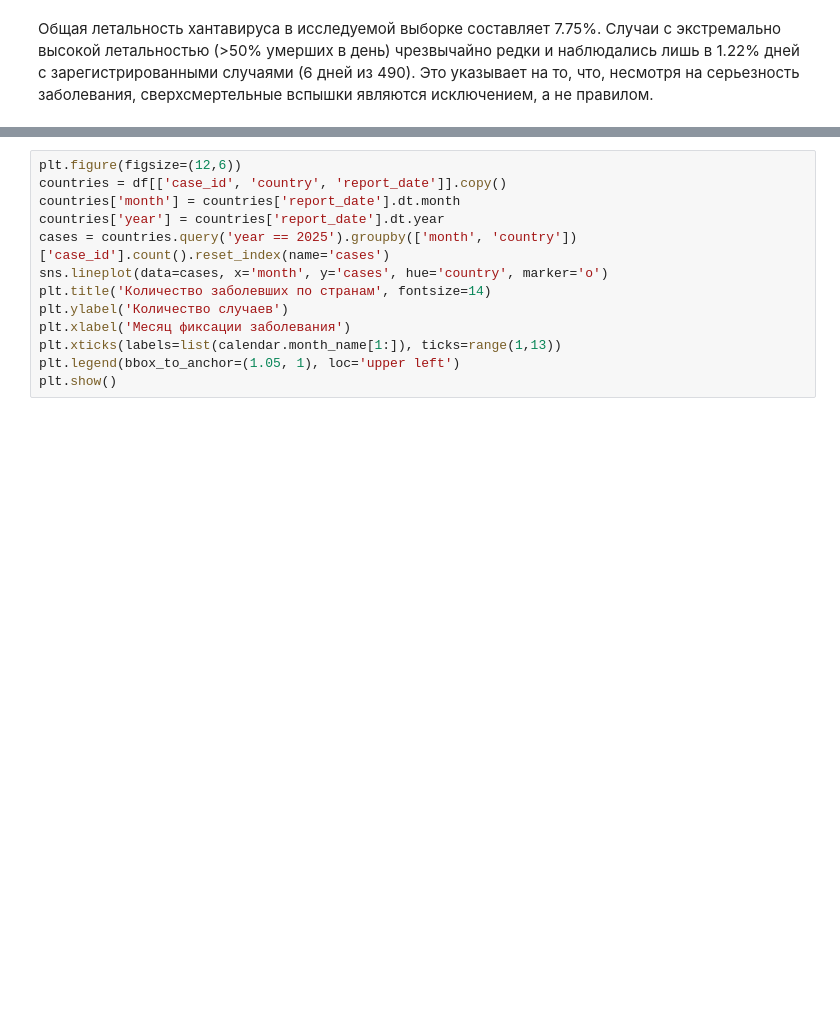
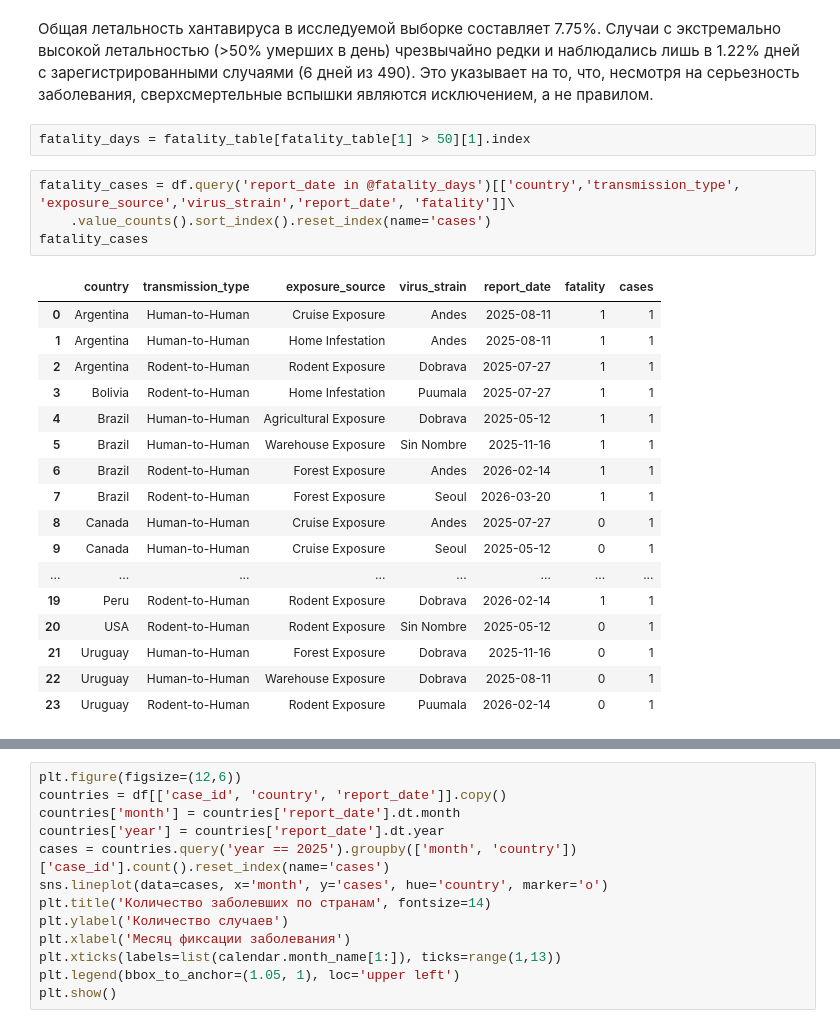
Before and after one commit to MargoUtropova/product_analitics_portfolio, a Jupyter notebook: Hantavirus/notebooks/EDA.ipynb, the cells around one changed output, grey strips where cells are left out. Drawn from its saved outputs; the diff is of its cells as text; blank space fills up the shorter version.

```diff
--- a/Hantavirus/notebooks/EDA.ipynb
+++ b/Hantavirus/notebooks/EDA.ipynb
@@ -99,3 +99,27 @@ print(f'Доля "вспышек" с высокой смертностью от
 Доля "вспышек" с высокой смертностью от общего числа дней со смертями:    1.22
 # %% [markdown]
 Общая летальность хантавируса в исследуемой выборке составляет 7.75%. Случаи с экстремально высокой летальностью (>50% умерших в день) чрезвычайно редки и наблюдались лишь в 1.22% дней с зарегистрированными случаями (6 дней из 490). Это указывает на то, что, несмотря на серьезность заболевания, сверхсмертельные вспышки являются исключением, а не правилом.
+# %%
+fatality_days = fatality_table[fatality_table[1] > 50][1].index
+# %%
+fatality_cases = df.query('report_date in @fatality_days')[['country','transmission_type', 'exposure_source','virus_strain','report_date', 'fatality']]\
+    .value_counts().sort_index().reset_index(name='cases')
+fatality_cases
+# %% [output]
+|  | country | transmission_type | exposure_source | virus_strain | report_date | fatality | cases |
+| 0 | Argentina | Human-to-Human | Cruise Exposure | Andes | 2025-08-11 | 1 | 1 |
+| 1 | Argentina | Human-to-Human | Home Infestation | Andes | 2025-08-11 | 1 | 1 |
+| 2 | Argentina | Rodent-to-Human | Rodent Exposure | Dobrava | 2025-07-27 | 1 | 1 |
+| 3 | Bolivia | Rodent-to-Human | Home Infestation | Puumala | 2025-07-27 | 1 | 1 |
+| 4 | Brazil | Human-to-Human | Agricultural Exposure | Dobrava | 2025-05-12 | 1 | 1 |
+| 5 | Brazil | Human-to-Human | Warehouse Exposure | Sin Nombre | 2025-11-16 | 1 | 1 |
+| 6 | Brazil | Rodent-to-Human | Forest Exposure | Andes | 2026-02-14 | 1 | 1 |
+| 7 | Brazil | Rodent-to-Human | Forest Exposure | Seoul | 2026-03-20 | 1 | 1 |
+| 8 | Canada | Human-to-Human | Cruise Exposure | Andes | 2025-07-27 | 0 | 1 |
+| 9 | Canada | Human-to-Human | Cruise Exposure | Seoul | 2025-05-12 | 0 | 1 |
+| ... | ... | ... | ... | ... | ... | ... | ... |
+| 19 | Peru | Rodent-to-Human | Rodent Exposure | Dobrava | 2026-02-14 | 1 | 1 |
+| 20 | USA | Rodent-to-Human | Rodent Exposure | Sin Nombre | 2025-05-12 | 0 | 1 |
+| 21 | Uruguay | Human-to-Human | Forest Exposure | Dobrava | 2025-11-16 | 0 | 1 |
+| 22 | Uruguay | Human-to-Human | Warehouse Exposure | Dobrava | 2025-08-11 | 0 | 1 |
+| 23 | Uruguay | Rodent-to-Human | Rodent Exposure | Puumala | 2026-02-14 | 0 | 1 |
```
Also changed, not shown: parts of 1 cell of this notebook.
